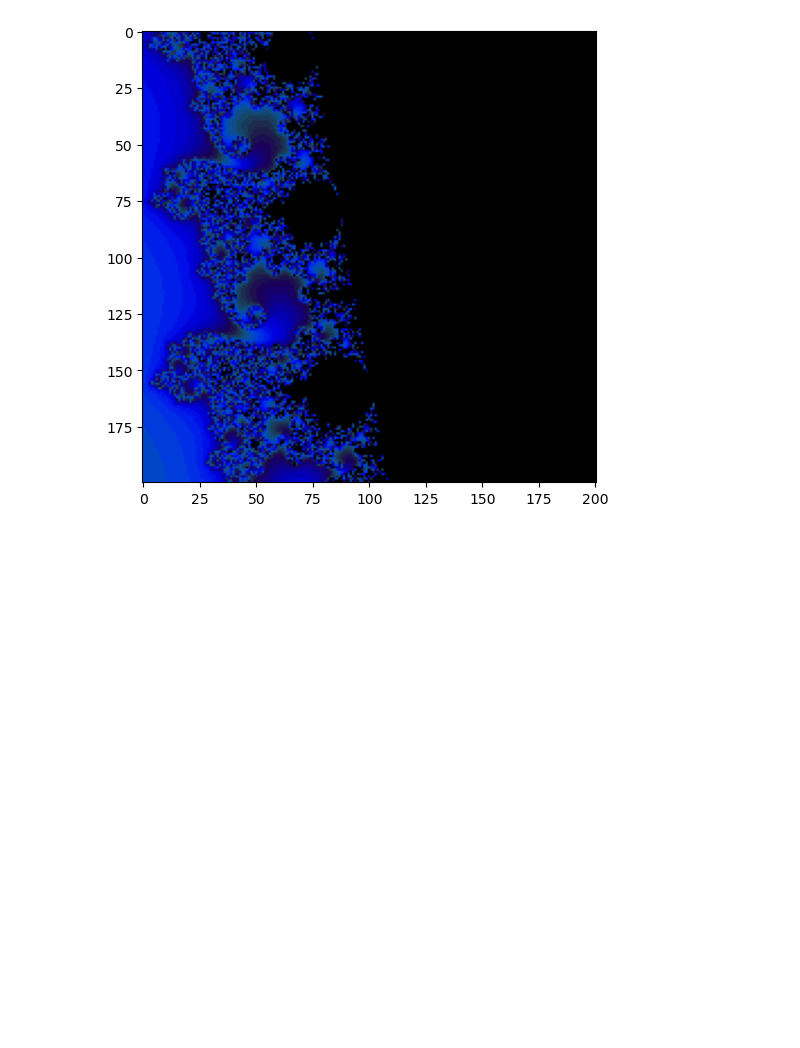
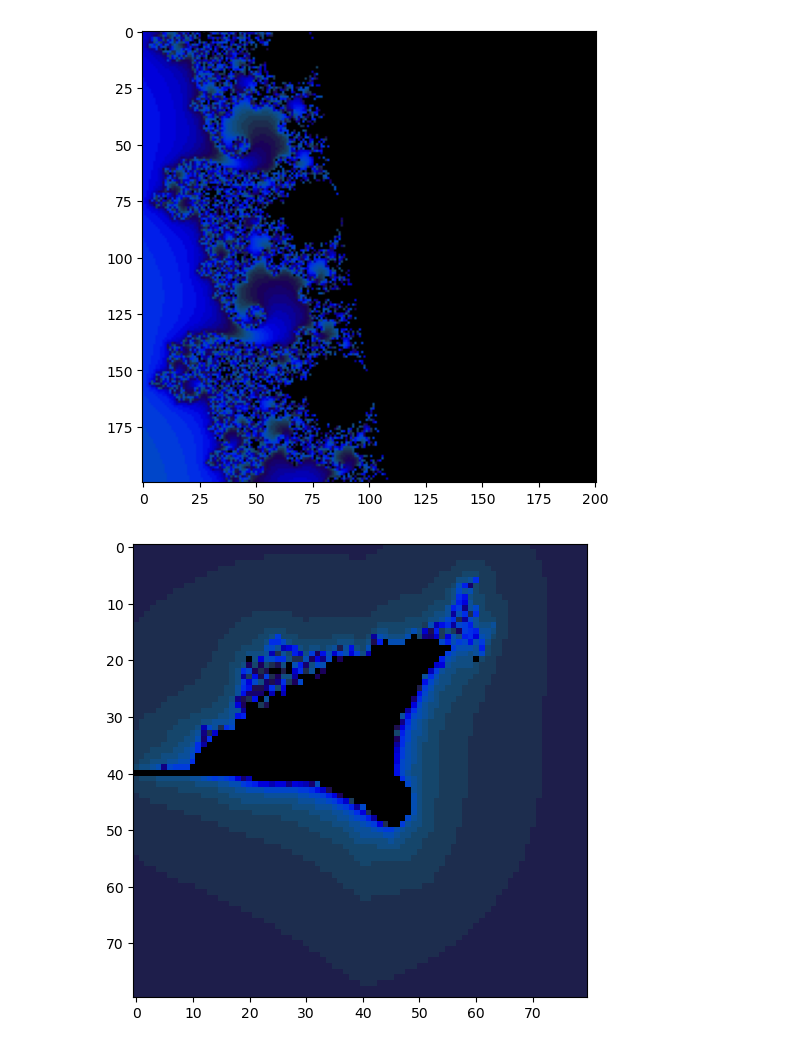
Before and after one commit to buffwarren/COMP3710, a Jupyter notebook: PRAC1.ipynb, the cells around one changed output. Drawn from its saved outputs; the diff is of its cells as text; code cells hidden in the pictures; blank space fills up the shorter version.

Commit message:
new fractal added

```diff
--- a/PRAC1.ipynb
+++ b/PRAC1.ipynb
@@ -190,52 +192,48 @@ plt.show()
 # %%
 import numpy as np
 import torch
 import matplotlib.pyplot as plt
 
-# Define the range and resolution of the region of interest
-x_min, x_max, y_min, y_max = -1.3, 1.3, -2, 2
-spacing = 0.005
+# Define the range and reduced resolution of the region of interest
+x_min, x_max, y_min, y_max = -2.0, 2.0, -2.0, 2.0
+spacing = 0.05  # Increased spacing for CPU computation
 
-# Create a high-resolution grid for computing the image
+# Create a grid for computing the image
 Y, X = np.mgrid[y_min:y_max:spacing, x_min:x_max:spacing]
 
-# Convert the grid to PyTorch tensors and transfer to the GPU device
-x = torch.Tensor(X)
-y = torch.Tensor(Y)
-device = torch.device("cuda" if torch.cuda.is_available() else "cpu")
-x = x.to(device)
-y = y.to(device)
-z = torch.complex(x, y)
+# Convert the grid to PyTorch tensors
+z = torch.complex(torch.Tensor(X), torch.Tensor(Y))
 zs = torch.zeros_like(z)
 ns = torch.zeros_like(z)
 
-# Transfer to the GPU device
-z = z.to(device)
-zs = zs.to(device)
-ns = ns.to(device)
+# Define the Burning Ship Fractal function
+def burning_ship(z, max_iter=200):
+    c = z.clone()
+    for i in range(max_iter):
+        z = torch.complex(torch.abs(z.real), torch.abs(z.imag)) ** 2 + c
+        mask = (torch.abs(z) <= 4.0)
+        ns[mask] += 1.0
 
-# ChaoS Fractal
-for i in range(200):
-    # Compute the new values of z: z^3 + z^2 + c
-    zs_ = zs**3 + zs**2 + z
-    # Have we diverged with this new value?
-    not_diverged = torch.abs(zs_) < 4.0
-    # Update variables to compute
-    ns += not_diverged.type(torch.FloatTensor)
-    zs = zs_
+    return ns
 
+# Compute the Burning Ship Fractal image
+fractal_image = burning_ship(z)
+
+# Define the processFractal function for visualization
 def processFractal(a):
     """Display an array of iteration counts as a colorful picture of a fractal."""
     a_cyclic = (6.28 * a / 20.0).reshape(list(a.shape) + [1])
     img = np.concatenate([10 + 20 * np.cos(a_cyclic),
                           30 + 50 * np.sin(a_cyclic),
                           155 - 80 * np.cos(a_cyclic)], 2)
     img[a == a.max()] = 0
     a = img
     a = np.uint8(np.clip(a, 0, 255))
     return a
 
 # Visualization
-plt.imshow(processFractal(ns.cpu().numpy()))
+plt.imshow(processFractal(fractal_image.numpy()))
 plt.tight_layout(pad=0)
 plt.show()
+# %% [output]
+[figure, added]
```
Also changed, not shown: parts of 1 cell of this notebook.
